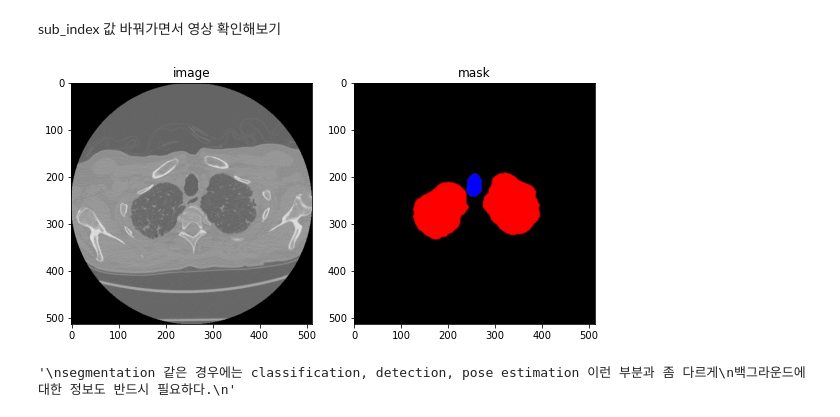
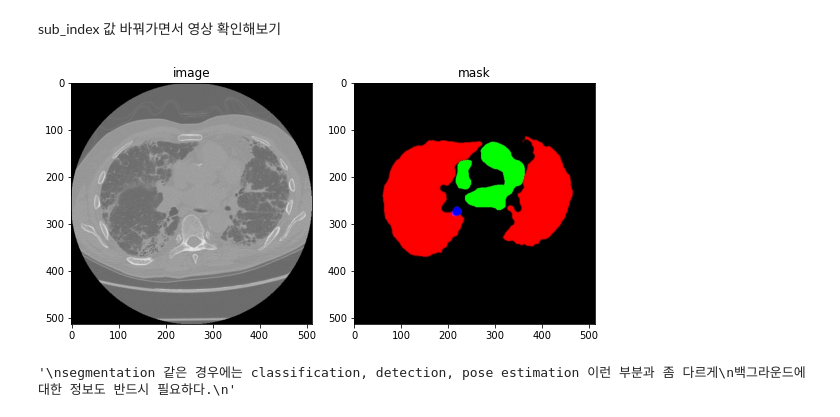
Before and after one commit to jeong1suk/CT_Classification_segmentation, a Jupyter notebook: source/Semantic_segmentation.ipynb, the cells around one changed output. Drawn from its saved outputs; the diff is of its cells as text; code cells hidden in the pictures.

```diff
--- a/source/Semantic_segmentation.ipynb
+++ b/source/Semantic_segmentation.ipynb
@@ -132,25 +132,25 @@ index=1로 바꾸면 두번째는 394개를 가지고 있다.
 # %% [markdown]
 sub_index 값 바꿔가면서 영상 확인해보기
 # %%
-sub_index = 4
+sub_index = 16
 img_name, mask_name = client_data.iloc[sub_index].values
 img_path = os.path.join(data_dir, "images", img_name)
 mask_path = os.path.join(data_dir, "masks", mask_name)
 
 image = cv2.imread(img_path)
 mask = cv2.imread(mask_path)
 
 plt.figure(figsize=(8,6))
 plt.subplot(121)
 plt.title("image")
 plt.imshow(image)
 
 plt.subplot(122)
 plt.title("mask")
 plt.imshow(mask)
 plt.tight_layout()
 # %% [output]
-[figure, old version]
+[figure, new version]
 # %%
 # 순자척인 이미지인지 영상으로 만들어서 확인해보기
 def get_client_data(data_df, index):
```
Also changed, not shown: parts of 18 cells of this notebook.
